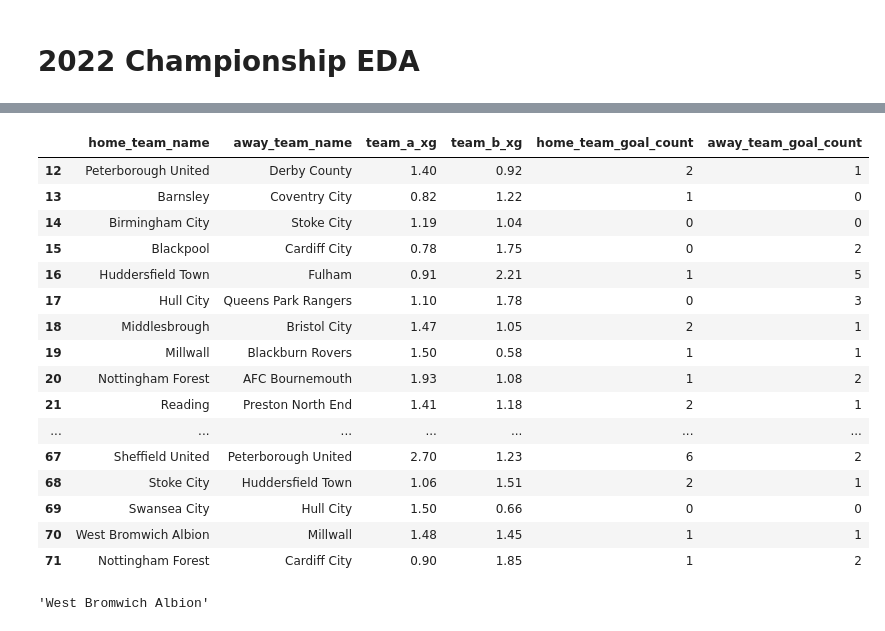
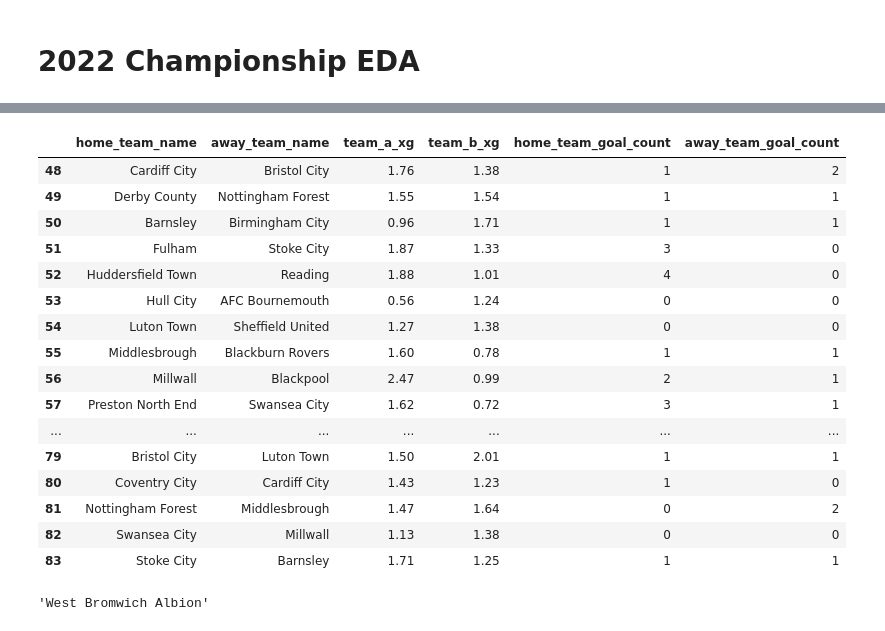
Before and after one commit to dkeyer/English-_Championship_2021, a Jupyter notebook: Champ_2022_EDA.ipynb, the cells around one changed output, grey strips where cells are left out. Saved outputs shown, nothing was run; the diff lists cells and outputs as text; code cells hidden in the pictures.

```diff
--- a/Champ_2022_EDA.ipynb
+++ b/Champ_2022_EDA.ipynb
@@ -15,7 +15,7 @@ from sklearn.neighbors import KNeighborsClassifier
 team_stats = pd.read_csv('../footy_data/championship_teams_2022.csv')
 games = pd.read_csv('../footy_data/championship_games_2022.csv')
 # %%
-games = games[0:72]
+games = games.loc[games['status'] == 'complete']
 games
 #Played matches
 # %% [output]
@@ -35,24 +38,24 @@ games
 # %%
 xg_view = games[['home_team_name', 'away_team_name', 'team_a_xg', 'team_b_xg', 'home_team_goal_count', 'away_team_goal_count']]
-xg_view[12:72]
+xg_view[48:84]
 # %% [output]
 |  | home_team_name | away_team_name | team_a_xg | team_b_xg | home_team_goal_count | away_team_goal_count |
-| 12 | Peterborough United | Derby County | 1.40 | 0.92 | 2 | 1 |
-| 13 | Barnsley | Coventry City | 0.82 | 1.22 | 1 | 0 |
-| 14 | Birmingham City | Stoke City | 1.19 | 1.04 | 0 | 0 |
-| 15 | Blackpool | Cardiff City | 0.78 | 1.75 | 0 | 2 |
-| 16 | Huddersfield Town | Fulham | 0.91 | 2.21 | 1 | 5 |
-| 17 | Hull City | Queens Park Rangers | 1.10 | 1.78 | 0 | 3 |
-| 18 | Middlesbrough | Bristol City | 1.47 | 1.05 | 2 | 1 |
-| 19 | Millwall | Blackburn Rovers | 1.50 | 0.58 | 1 | 1 |
-| 20 | Nottingham Forest | AFC Bournemouth | 1.93 | 1.08 | 1 | 2 |
-| 21 | Reading | Preston North End | 1.41 | 1.18 | 2 | 1 |
+| 48 | Cardiff City | Bristol City | 1.76 | 1.38 | 1 | 2 |
+| 49 | Derby County | Nottingham Forest | 1.55 | 1.54 | 1 | 1 |
+| 50 | Barnsley | Birmingham City | 0.96 | 1.71 | 1 | 1 |
+| 51 | Fulham | Stoke City | 1.87 | 1.33 | 3 | 0 |
+| 52 | Huddersfield Town | Reading | 1.88 | 1.01 | 4 | 0 |
+| 53 | Hull City | AFC Bournemouth | 0.56 | 1.24 | 0 | 0 |
+| 54 | Luton Town | Sheffield United | 1.27 | 1.38 | 0 | 0 |
+| 55 | Middlesbrough | Blackburn Rovers | 1.60 | 0.78 | 1 | 1 |
+| 56 | Millwall | Blackpool | 2.47 | 0.99 | 2 | 1 |
+| 57 | Preston North End | Swansea City | 1.62 | 0.72 | 3 | 1 |
 | ... | ... | ... | ... | ... | ... | ... |
-| 67 | Sheffield United | Peterborough United | 2.70 | 1.23 | 6 | 2 |
-| 68 | Stoke City | Huddersfield Town | 1.06 | 1.51 | 2 | 1 |
-| 69 | Swansea City | Hull City | 1.50 | 0.66 | 0 | 0 |
-| 70 | West Bromwich Albion | Millwall | 1.48 | 1.45 | 1 | 1 |
-| 71 | Nottingham Forest | Cardiff City | 0.90 | 1.85 | 1 | 2 |
+| 79 | Bristol City | Luton Town | 1.50 | 2.01 | 1 | 1 |
+| 80 | Coventry City | Cardiff City | 1.43 | 1.23 | 1 | 0 |
+| 81 | Nottingham Forest | Middlesbrough | 1.47 | 1.64 | 0 | 2 |
+| 82 | Swansea City | Millwall | 1.13 | 1.38 | 0 | 0 |
+| 83 | Stoke City | Barnsley | 1.71 | 1.25 | 1 | 1 |
 # %%
 team_stats['common_name'][0]
 # %% [output]
```
Also changed, not shown: parts of 2 cells of this notebook, 1 other file.
